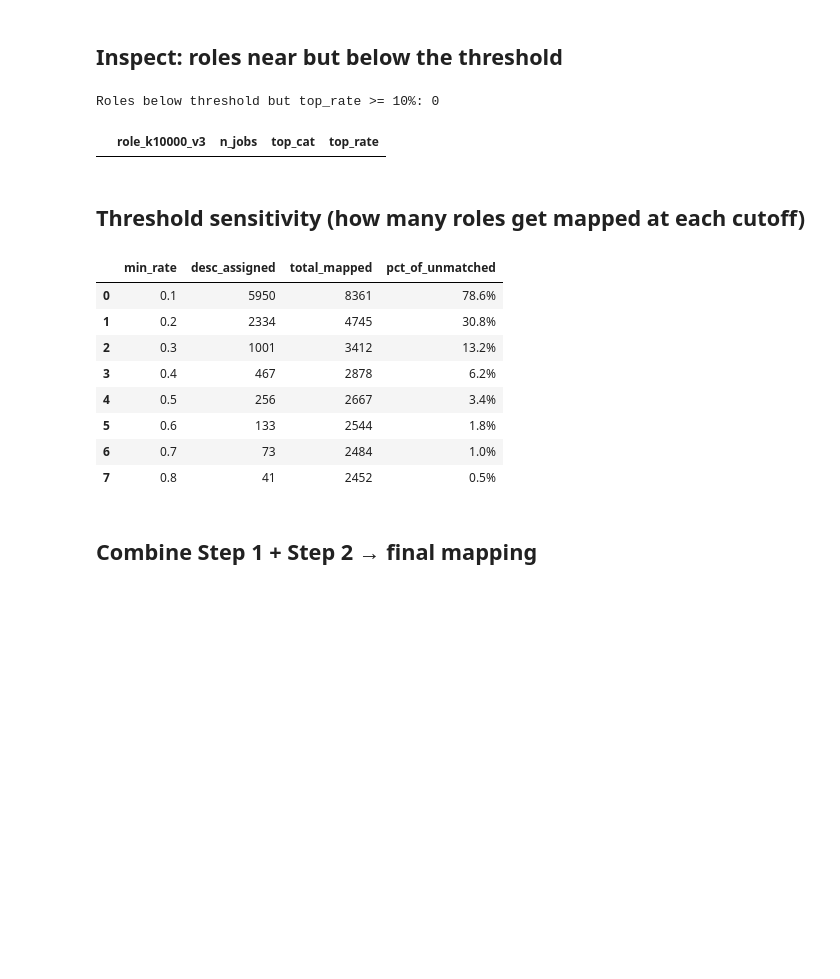
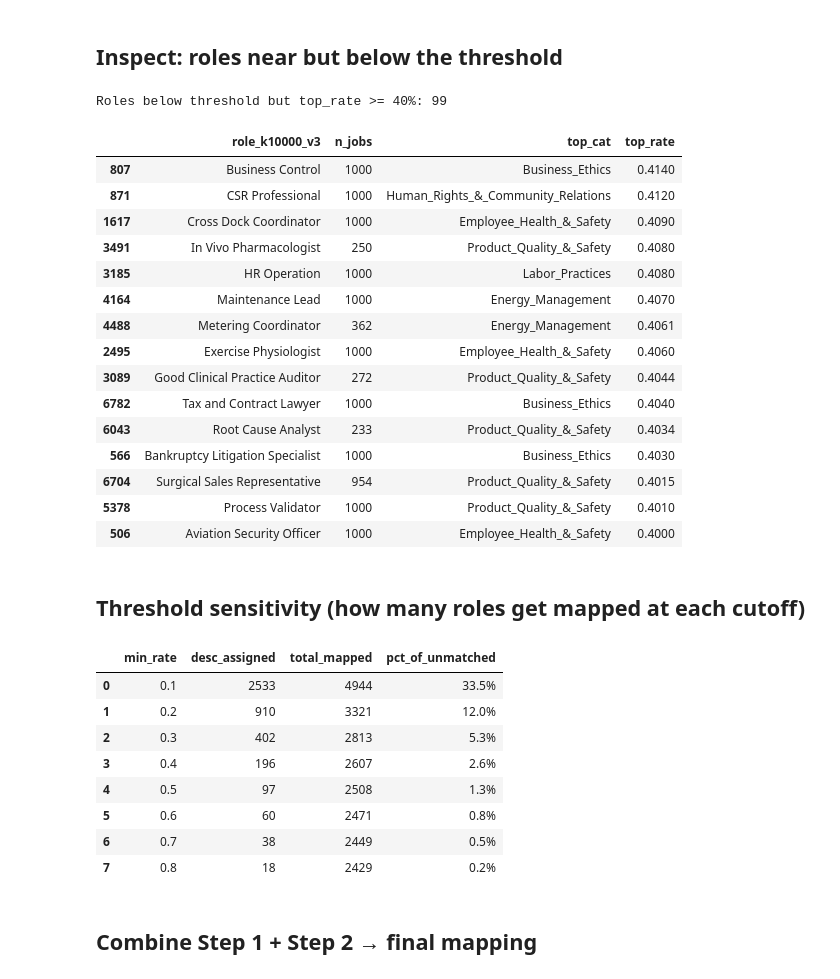
Before and after one commit to FengheliuDavid/categorize_RL_jobs_into_SASB_jobs, a Jupyter notebook: step3_assign_unmatched_roles/assign_unmatched_roles.ipynb, the cells around one changed output. Drawn from its saved outputs; the diff is of its cells as text; code cells hidden in the pictures; blank space fills up the shorter version.

Commit message:
use llama_cpp with array jobs instead of Ollama with shards

```diff
--- a/step3_assign_unmatched_roles/assign_unmatched_roles.ipynb
+++ b/step3_assign_unmatched_roles/assign_unmatched_roles.ipynb
@@ -11,21 +11,21 @@ import ast
 import pandas as pd
 from pathlib import Path
 
-BASE      = Path('D:/fenghe/dropbox/Dropbox/fengheliu/temp/sasb_jobs')
+BASE      = Path('D:/Dropbox/fengheliu/temp/sasb_jobs')
 TEMP_DATA = BASE / 'temp_data'
 
 ROLE_LLM_OUT = TEMP_DATA / 'step1_gemma_role_classification' / 'gemma_role_classification_output.csv'
-DESC_LLM_OUT = TEMP_DATA / 'step2_gemma_combined_classification' / 'gemma_combined_classification_output_100k_llama_cpp.csv'
+DESC_LLM_OUT = TEMP_DATA / 'step2_gemma_combined_classification' / 'gemma_combined_classification_output_10m_llama_cpp.csv'
 SAMPLE       = TEMP_DATA / 'step2_gemma_combined_classification' / 'role_stratified_sample.csv'
 
 ROLE_COL = 'role_k10000_v3'
 
 # With 10 jobs per role, MIN_RATE=0.20 means >=2/10 descriptions tagged
 # MIN_RATE=0.30 means >=3/10 — more conservative
-MIN_N    = 10    # minimum jobs with that role in the 100k sample (handles edge cases)
-MIN_RATE = 0.30  # fraction of descriptions that must be tagged
+MIN_N    = 10     # minimum jobs with that role in the 100k sample (handles edge cases)
+MIN_RATE = 0.5  # fraction of descriptions that must be tagged
 
-OUTPUT = TEMP_DATA / 'step3_assign_unmatched_roles' / f'role_to_sasb_mapping_llama_cpp_{MIN_RATE}_threshold.csv'
+OUTPUT = TEMP_DATA / 'step3_assign_unmatched_roles' / f'role_to_sasb_mapping_10m_{MIN_RATE}.csv'
 
 def parse_list(val):
     if isinstance(val, list): return val
@@ -268,14 +270,29 @@ step2[step2['source'] == 'gemma_desc'].sort_values('top_rate', ascending=False).
 # %%
 near = step2[
     (step2['source'] == 'below_threshold') &
     (step2['top_rate'] >= 0.40)
 ].sort_values('top_rate', ascending=False)
 
-print(f'Roles below threshold but top_rate >= 10%: {len(near)}')
-near[['role_k10000_v3', 'n_jobs', 'top_cat', 'top_rate']].head(15)
+print(f'Roles below threshold but top_rate >= 40%: {len(near)}')
+near[['role_k10000_v3', 'n_jobs', 'top_cat', 'top_rate']].tail(15)
 # %% [output]
-Roles below threshold but top_rate >= 10%: 0
+Roles below threshold but top_rate >= 40%: 99
 |  | role_k10000_v3 | n_jobs | top_cat | top_rate |
+| 807 | Business Control | 1000 | Business_Ethics | 0.4140 |
+| 871 | CSR Professional | 1000 | Human_Rights_&_Community_Relations | 0.4120 |
+| 1617 | Cross Dock Coordinator | 1000 | Employee_Health_&_Safety | 0.4090 |
+| 3491 | In Vivo Pharmacologist | 250 | Product_Quality_&_Safety | 0.4080 |
+| 3185 | HR Operation | 1000 | Labor_Practices | 0.4080 |
+| 4164 | Maintenance Lead | 1000 | Energy_Management | 0.4070 |
+| 4488 | Metering Coordinator | 362 | Energy_Management | 0.4061 |
+| 2495 | Exercise Physiologist | 1000 | Employee_Health_&_Safety | 0.4060 |
+| 3089 | Good Clinical Practice Auditor | 272 | Product_Quality_&_Safety | 0.4044 |
+| 6782 | Tax and Contract Lawyer | 1000 | Business_Ethics | 0.4040 |
+| 6043 | Root Cause Analyst | 233 | Product_Quality_&_Safety | 0.4034 |
+| 566 | Bankruptcy Litigation Specialist | 1000 | Business_Ethics | 0.4030 |
+| 6704 | Surgical Sales Representative | 954 | Product_Quality_&_Safety | 0.4015 |
+| 5378 | Process Validator | 1000 | Product_Quality_&_Safety | 0.4010 |
+| 506 | Aviation Security Officer | 1000 | Employee_Health_&_Safety | 0.4000 |
 # %% [markdown]
 ## Threshold sensitivity (how many roles get mapped at each cutoff)
 # %%
@@ -294,14 +311,14 @@ for thresh in [0.10, 0.20, 0.30, 0.40, 0.50, 0.60, 0.70, 0.80]:
 pd.DataFrame(rows)
 # %% [output]
 |  | min_rate | desc_assigned | total_mapped | pct_of_unmatched |
-| 0 | 0.1 | 5950 | 8361 | 78.6% |
-| 1 | 0.2 | 2334 | 4745 | 30.8% |
-| 2 | 0.3 | 1001 | 3412 | 13.2% |
-| 3 | 0.4 | 467 | 2878 | 6.2% |
-| 4 | 0.5 | 256 | 2667 | 3.4% |
-| 5 | 0.6 | 133 | 2544 | 1.8% |
-| 6 | 0.7 | 73 | 2484 | 1.0% |
-| 7 | 0.8 | 41 | 2452 | 0.5% |
+| 0 | 0.1 | 2533 | 4944 | 33.5% |
+| 1 | 0.2 | 910 | 3321 | 12.0% |
+| 2 | 0.3 | 402 | 2813 | 5.3% |
+| 3 | 0.4 | 196 | 2607 | 2.6% |
+| 4 | 0.5 | 97 | 2508 | 1.3% |
+| 5 | 0.6 | 60 | 2471 | 0.8% |
+| 6 | 0.7 | 38 | 2449 | 0.5% |
+| 7 | 0.8 | 18 | 2429 | 0.2% |
 # %% [markdown]
 ## Combine Step 1 + Step 2 → final mapping
 # %%
```
Also changed, not shown: parts of 6 cells of this notebook, 11 other files.
